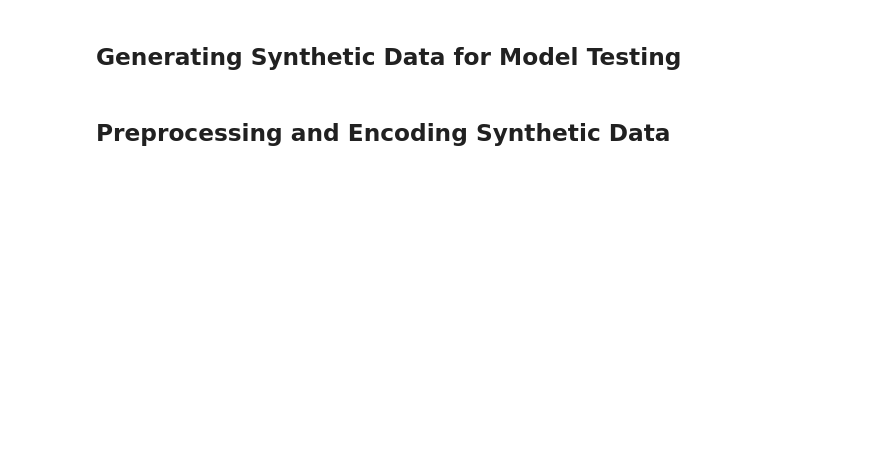
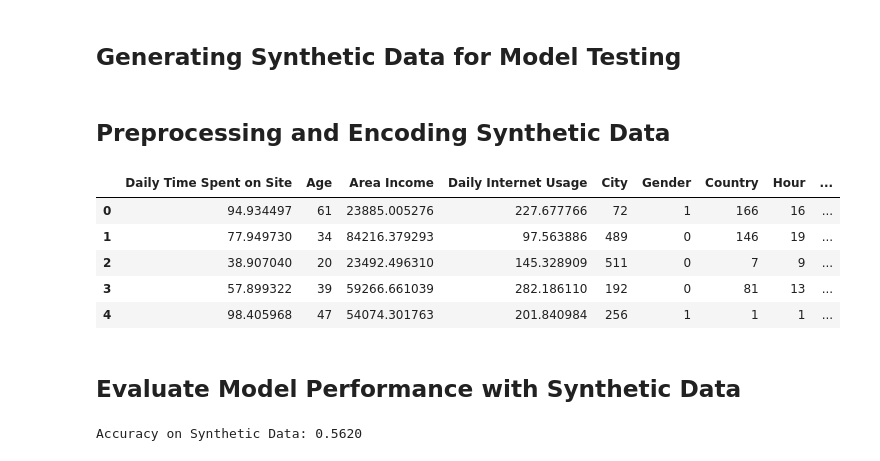
Before and after one commit to shreyamsis2025-msis/CTR_Project, a Jupyter notebook: ctr_prediction.ipynb, the cells around one changed output. Saved outputs shown, nothing was run; the diff lists cells and outputs as text; code cells hidden in the pictures; blank space fills up the shorter version.

```diff
--- a/ctr_prediction.ipynb
+++ b/ctr_prediction.ipynb
@@ -178,3 +207,39 @@ synthetic_data['Country'] = label_encoders['Country'].transform(synthetic_data['
 
 # Drop Timestamp feature for synthetic data
 synthetic_X = synthetic_data.drop(['Timestamp'], axis=1)
+# %%
+synthetic_X.head()
+# %% [output]
+|  | Daily Time Spent on Site | Age | Area Income | Daily Internet Usage | City | Gender | Country | Hour | ... |
+| 0 | 94.934497 | 61 | 23885.005276 | 227.677766 | 72 | 1 | 166 | 16 | ... |
+| 1 | 77.949730 | 34 | 84216.379293 | 97.563886 | 489 | 0 | 146 | 19 | ... |
+| 2 | 38.907040 | 20 | 23492.496310 | 145.328909 | 511 | 0 | 7 | 9 | ... |
+| 3 | 57.899322 | 39 | 59266.661039 | 282.186110 | 192 | 0 | 81 | 13 | ... |
+| 4 | 98.405968 | 47 | 54074.301763 | 201.840984 | 256 | 1 | 1 | 1 | ... |
+# %% [markdown]
+## Evaluate Model Performance with Synthetic Data
+# %%
+highest_accuracy = 0.0
+best_seed = None
+
+for seed in range(1000):  # Adjust the range for more or fewer seeds
+    np.random.seed(seed)  # Set the random seed
+
+    # Generate synthetic labels for each seed
+    synthetic_data['Clicked on Ad'] = np.random.randint(0, 2, len(synthetic_data))
+
+    # Make predictions for the current synthetic labels
+    synthetic_predictions = clf_xgb.predict(synthetic_X)
+
+    # Calculate accuracy for the current seed
+    accuracy_synthetic = accuracy_score(synthetic_data['Clicked on Ad'], synthetic_predictions)
+
+    # Update highest accuracy and best seed if necessary
+    if accuracy_synthetic > highest_accuracy:
+        highest_accuracy = accuracy_synthetic
+        best_seed = seed
+
+# Evaluate the accuracy of the model on the synthetic data
+print(f"Accuracy on Synthetic Data: {highest_accuracy:.4f}")
+# %% [output]
+Accuracy on Synthetic Data: 0.5620
```
Also changed, not shown: parts of 6 cells of this notebook.
